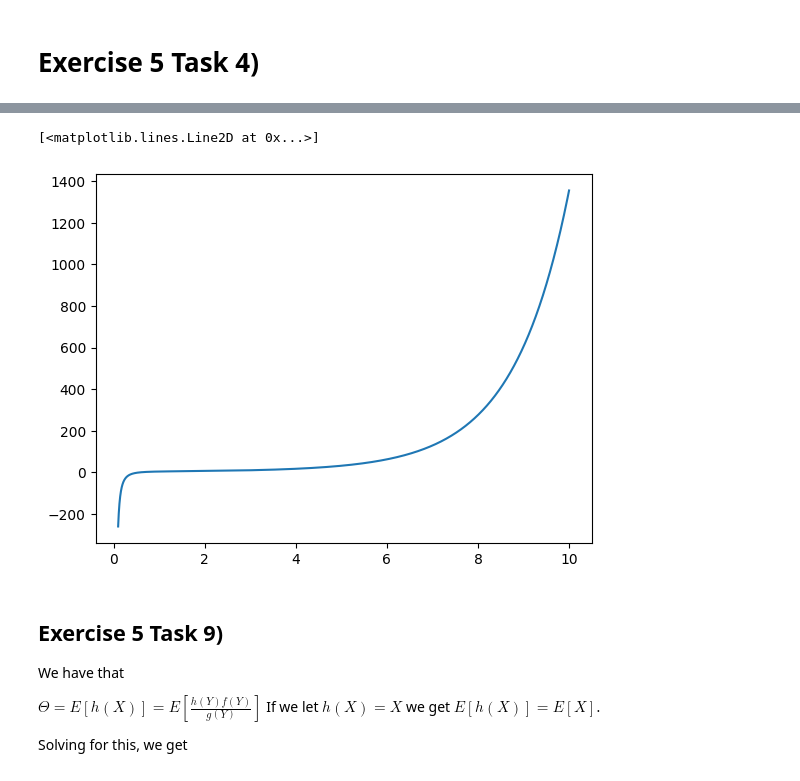
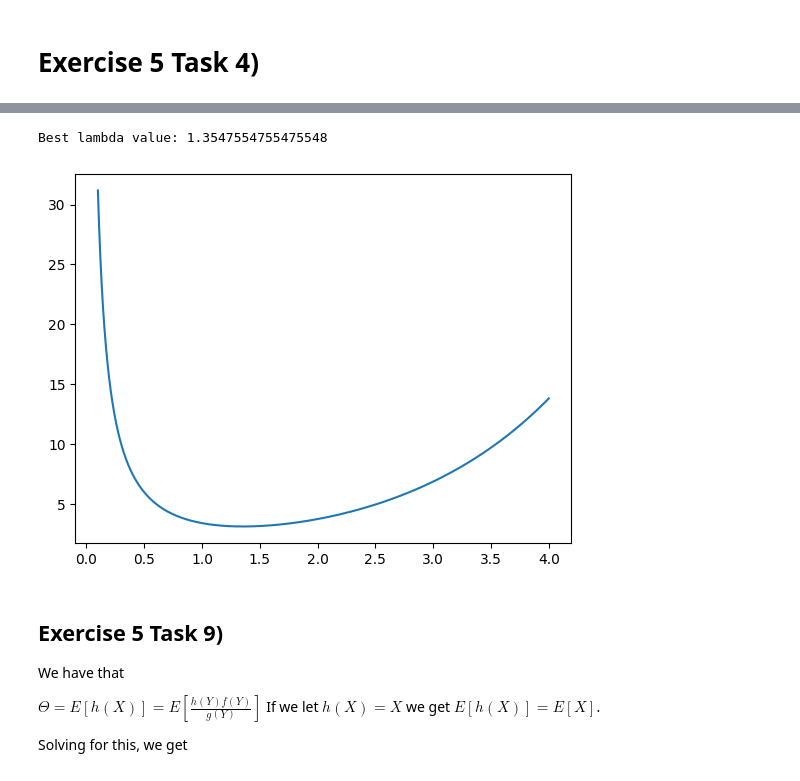
Before and after one commit to BrugerX/02443StochSimulation, a Jupyter notebook: Exercises/Exercises4.ipynb, the cells around one changed output, grey strips where cells are left out. Saved outputs shown, nothing was run; the diff lists cells and outputs as text; code cells hidden in the pictures.

```diff
--- a/Exercises/Exercises4.ipynb
+++ b/Exercises/Exercises4.ipynb
@@ -333,13 +303,14 @@ $$
 # %%
 from scipy.optimize import minimize
-_lambda = np.linspace(0.1,10,10000)
+_lambda = np.linspace(0.1,4,10000)
 V_Z_left = (-1 + np.exp(_lambda + 2))/((_lambda +2)*_lambda)
-V_Z_right = ((-1+np.exp(1))**2)/(_lambda**2)
+V_Z_right = ((-1+np.exp(1))**2)
 V_Z = V_Z_left - V_Z_right
 plt.plot(_lambda,V_Z)
+print(f"Best lambda value: {_lambda[np.argmin(V_Z)]}")
 # %% [output]
-[<matplotlib.lines.Line2D at 0x...>]
+Best lambda value: 1.3547554755475548
-[figure, old version]
+[figure, new version]
 # %% [markdown]
 ## Exercise 5 Task 9)
 
```
Also changed, not shown: parts of 14 cells of this notebook.
